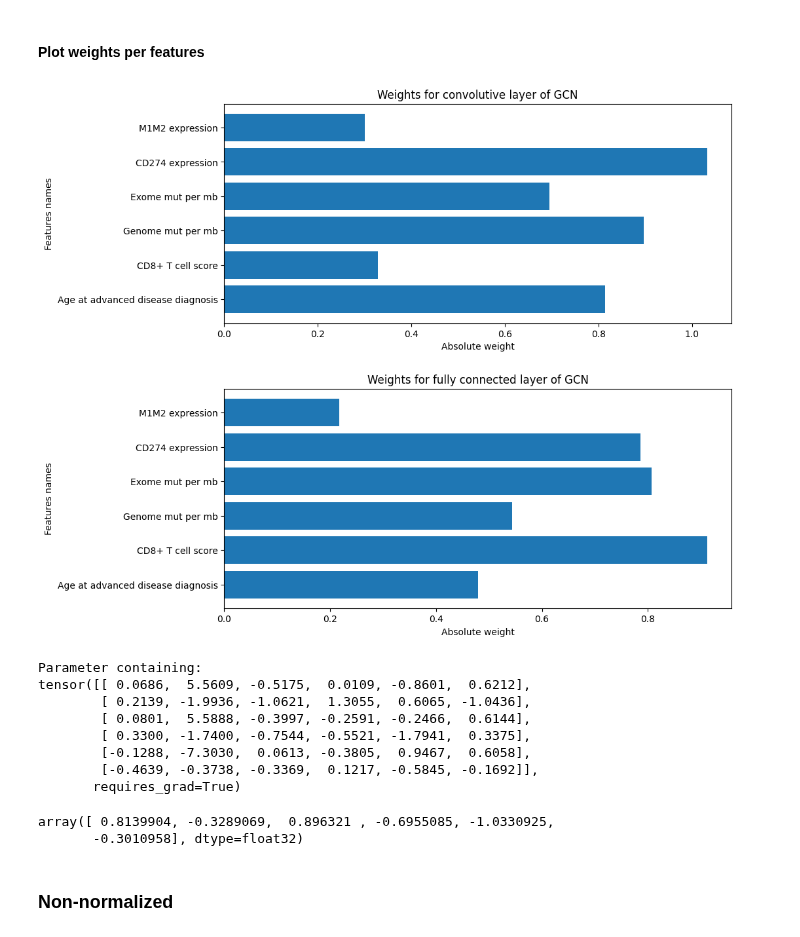
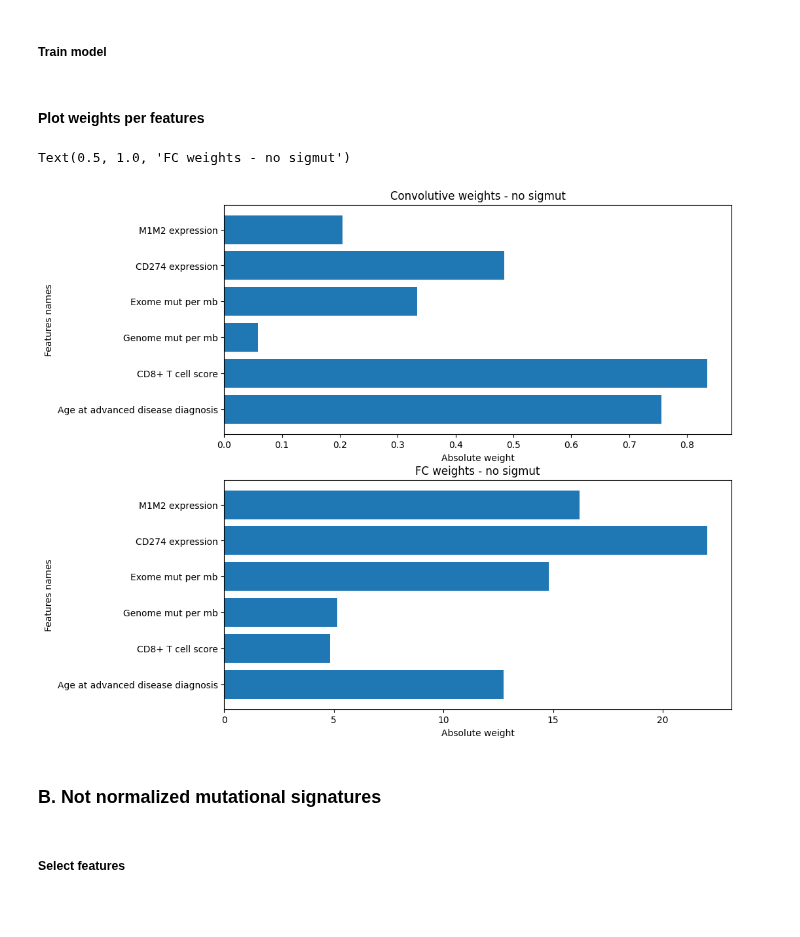
Before and after one commit to Arthur8754/mutational-signatures, a Jupyter notebook: comparisons.ipynb, the cells around one changed output. Drawn from its saved outputs; the diff is of its cells as text; code cells hidden in the pictures; blank space fills up the shorter version.

```diff
--- a/comparisons.ipynb
+++ b/comparisons.ipynb
@@ -49,8 +63,10 @@ We use the KMeans euclidean method to build the graph.
 # Select and normalize features
 features_name_no_sigmut = ["Age at advanced disease diagnosis","CD8+ T cell score","Genome mut per mb","Exome mut per mb","CD274 expression","M1M2 expression"]
 X_no_sigmut = df_no_sigmut.loc[:,features_name_no_sigmut].to_numpy()
+
 # Normalize data
-# X_no_sigmut = preProcessing.normalize_data(X_no_sigmut)
+X_no_sigmut = preProcessing.normalize_data(X_no_sigmut)
+
 # Numerize label
 label_name = "Clinical benefit"
 y_no_sigmut = np.where(df_no_sigmut[label_name]=="DCB",1,0)
@@ -57,56 +75,42 @@ y_no_sigmut = np.where(df_no_sigmut[label_name]=="DCB",1,0)
 # %%
 # Instanciate GCN classifier
-gcn_clf_no_sigmut_kmeans_euclidean = GCNClassifier(len(features_name_no_sigmut))
+gcn_clf_no_sigmut = GCNClassifier(len(features_name_no_sigmut))
 
 # Instanciate the GCN train-test manager
-gcn_manager_no_sigmut_kmeans_euclidean = GCNClassifierTrainTestManager(gcn_clf_no_sigmut_kmeans_euclidean)
+gcn_manager_no_sigmut = GCNClassifierTrainTestManager(gcn_clf_no_sigmut)
+# %% [markdown]
+##### Train model
 # %%
-# Distance matrix no sigmut
-distance_matrix_euclidean_no_sigmut = euclidean_distances(X_no_sigmut)
-
-# Group labels for connecting patients (kmeans clusters)
-group_no_sigmut_kmeans_euclidean = KMeans(n_clusters=10).fit(distance_matrix_euclidean_no_sigmut).labels_
+# Group labels for connecting patients (pre-graph)
+group_no_sigmut = df_no_sigmut["Tumour type"].to_numpy()
 
 ## Leave one out CV
-test_scores_gcn_no_sigmut_kmeans_euclidean, test_classes_gcn_no_sigmut_kmeans_euclidean, params_conv_no_sigmut, params_linear_no_sigmut = gcn_manager_no_sigmut_kmeans_euclidean.leave_one_out_cross_validation(X_no_sigmut, y_no_sigmut, group_no_sigmut_kmeans_euclidean, 50, "euclidean", 3)
+test_scores_gcn_no_sigmut, test_classes_gcn_no_sigmut, params_conv_no_sigmut, params_linear_no_sigmut = gcn_manager_no_sigmut.leave_one_out_cross_validation(X_no_sigmut, y_no_sigmut, group_no_sigmut, 50, "euclidean", 3)
 # %% [markdown]
 #### Plot weights per features
 # %%
 # Take the absolute value
-weights_conv = np.absolute(np.mean(params_conv_no_sigmut[0].detach().numpy(),axis=1))
-weights_linear = np.absolute(params_linear_no_sigmut[0].detach().numpy())[0]
+weights_conv_no_sigmut = np.absolute(np.mean(params_conv_no_sigmut[0].detach().numpy(),axis=1))
+weights_linear_no_sigmut = np.absolute(params_linear_no_sigmut[0].detach().numpy())[0]
 # %%
 fig, ax = plt.subplots(2,1,figsize=(10,10))
 
-ax[0].barh(features_name_no_sigmut,weights_conv)
+ax[0].barh(features_name_no_sigmut,weights_conv_no_sigmut)
 ax[0].set_ylabel("Features names")
 ax[0].set_xlabel("Absolute weight")
-ax[0].set_title("Weights for convolutive layer of GCN")
+ax[0].set_title("Convolutive weights - no sigmut")
 
-ax[1].barh(features_name_no_sigmut,weights_linear)
+ax[1].barh(features_name_no_sigmut,weights_linear_no_sigmut)
 ax[1].set_ylabel("Features names")
 ax[1].set_xlabel("Absolute weight")
-ax[1].set_title("Weights for fully connected layer of GCN")
-
-plt.subplots_adjust(hspace=0.3)
+ax[1].set_title("FC weights - no sigmut")
 # %% [output]
+Text(0.5, 1.0, 'FC weights - no sigmut')
-[figure, old version]
+[figure, new version]
-# %%
-print(params_conv_no_sigmut[0])
-np.mean(params_conv_no_sigmut[0].detach().numpy(),axis=1)
-# %% [output]
-Parameter containing:
-tensor([[ 0.0686,  5.5609, -0.5175,  0.0109, -0.8601,  0.6212],
-        [ 0.2139, -1.9936, -1.0621,  1.3055,  0.6065, -1.0436],
-        [ 0.0801,  5.5888, -0.3997, -0.2591, -0.2466,  0.6144],
-        [ 0.3300, -1.7400, -0.7544, -0.5521, -1.7941,  0.3375],
-        [-0.1288, -7.3030,  0.0613, -0.3805,  0.9467,  0.6058],
-        [-0.4639, -0.3738, -0.3369,  0.1217, -0.5845, -0.1692]],
-       requires_grad=True)
-array([ 0.8139904, -0.3289069,  0.896321 , -0.6955085, -1.0330925,
-       -0.3010958], dtype=float32)
-# %% [markdown]
-### Non-normalized
+# %% [markdown]
+### B. Not normalized mutational signatures
+# %% [markdown]
+##### Select features
 # %%
 # Select features
 features_name_sigmut = ["Age at advanced disease diagnosis","CD8+ T cell score","Genome mut per mb","Exome mut per mb","CD274 expression","M1M2 expression","SBS1","SBS2","SBS3","SBS4","SBS5","SBS7a","SBS7b","SBS7c","SBS7d","SBS8","SBS10a","SBS10b","SBS10c","SBS13","SBS15","SBS17a","SBS17b","SBS18","SBS31","SBS35","SBS36","SBS37","SBS38","SBS40","SBS44","SBS4426","ID1","ID2","ID3","ID4","ID5","ID6","ID7","ID8","ID9","ID10","ID11","ID12","ID13","ID14","ID15","ID16","ID17","ID18"]
```
Also changed, not shown: parts of 49 cells of this notebook, 1 other file.
